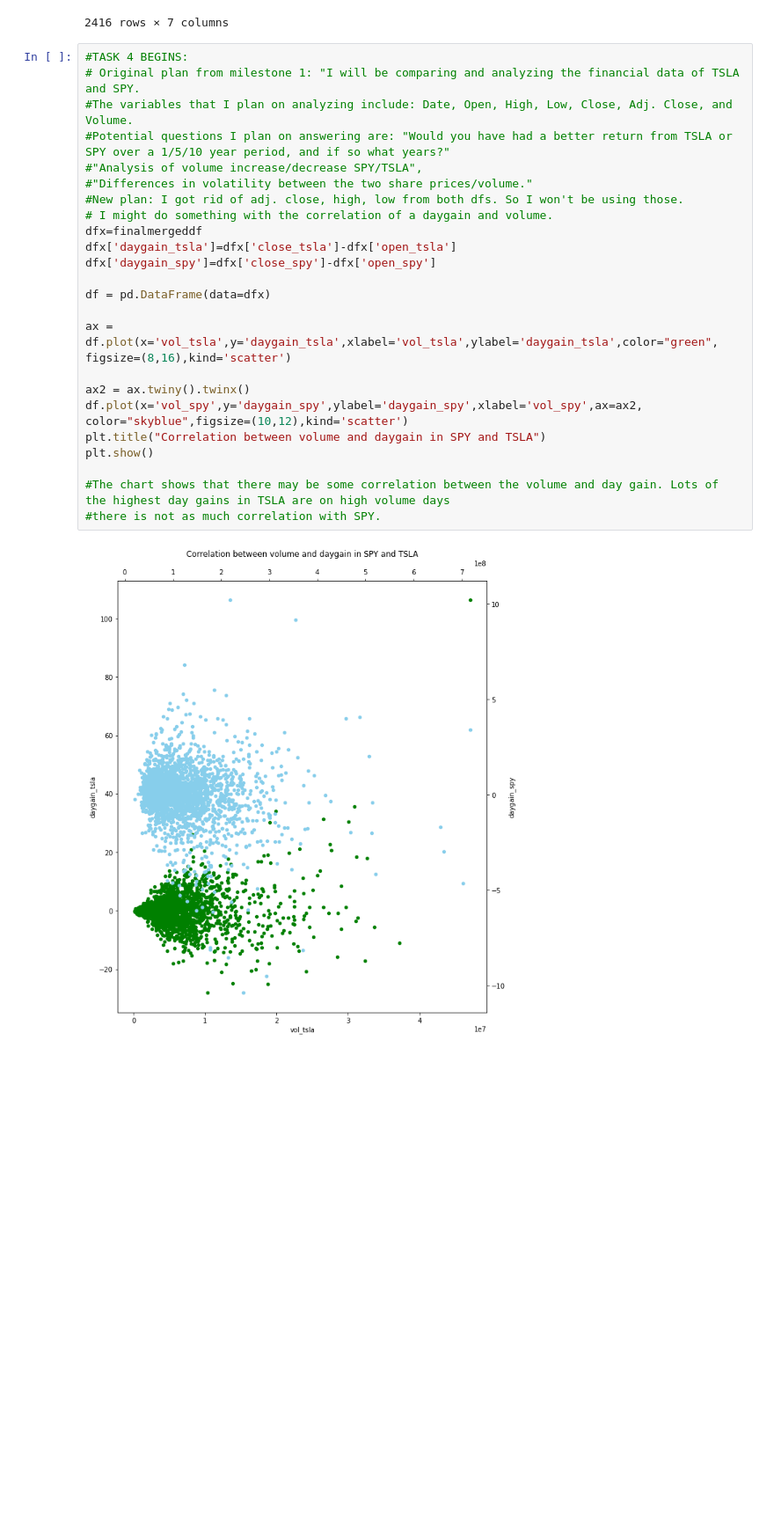
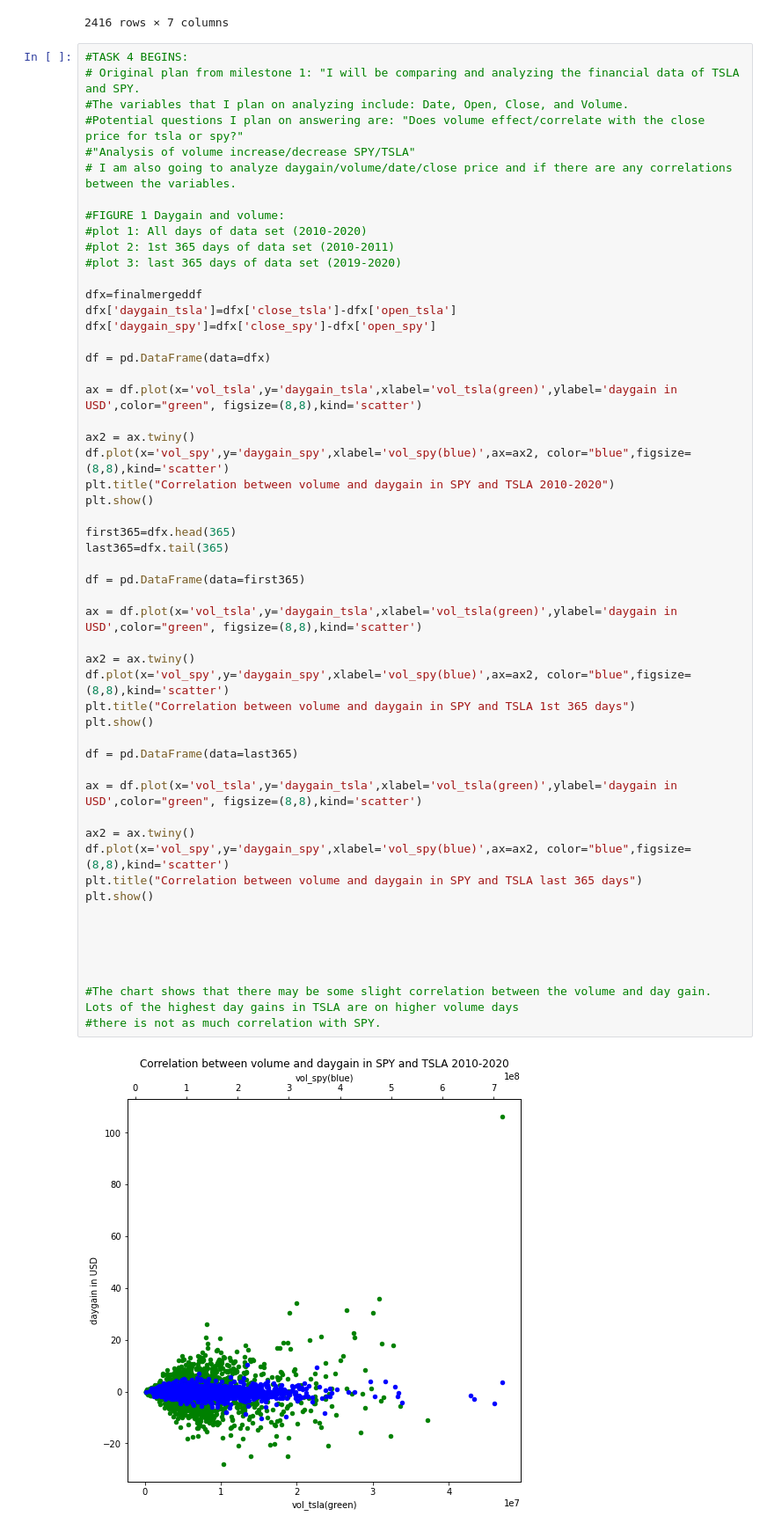
Before and after one commit to data301-2021-summer2/project-group23-project, a Jupyter notebook: analysis/TASK4.ipynb, the cells around one changed output. Shown at 88% size. Drawn from its saved outputs; the diff is of its cells as text; blank space fills up the shorter version.

```diff
--- a/analysis/TASK4.ipynb
+++ b/analysis/TASK4.ipynb
@@ -68,26 +68,55 @@ finalmergeddf
 # %%
 #TASK 4 BEGINS:
 # Original plan from milestone 1: "I will be comparing and analyzing the financial data of TSLA and SPY.
-#The variables that I plan on analyzing include: Date, Open, High, Low, Close, Adj. Close, and Volume.
-#Potential questions I plan on answering are: "Would you have had a better return from TSLA or SPY over a 1/5/10 year period, and if so what years?"
-#"Analysis of volume increase/decrease SPY/TSLA",
-#"Differences in volatility between the two share prices/volume."
-#New plan: I got rid of adj. close, high, low from both dfs. So I won't be using those.
-# I might do something with the correlation of a daygain and volume.
+#The variables that I plan on analyzing include: Date, Open, Close, and Volume.
+#Potential questions I plan on answering are: "Does volume effect/correlate with the close price for tsla or spy?"
+#"Analysis of volume increase/decrease SPY/TSLA"
+# I am also going to analyze daygain/volume/date/close price and if there are any correlations between the variables.
+
+#FIGURE 1 Daygain and volume:
+#plot 1: All days of data set (2010-2020)
+#plot 2: 1st 365 days of data set (2010-2011)
+#plot 3: last 365 days of data set (2019-2020)
+
 dfx=finalmergeddf
 dfx['daygain_tsla']=dfx['close_tsla']-dfx['open_tsla']
 dfx['daygain_spy']=dfx['close_spy']-dfx['open_spy']
 
 df = pd.DataFrame(data=dfx)
 
-ax = df.plot(x='vol_tsla',y='daygain_tsla',xlabel='vol_tsla',ylabel='daygain_tsla',color="green", figsize=(8,16),kind='scatter')
+ax = df.plot(x='vol_tsla',y='daygain_tsla',xlabel='vol_tsla(green)',ylabel='daygain in USD',color="green", figsize=(8,8),kind='scatter')
 
-ax2 = ax.twiny().twinx()
-df.plot(x='vol_spy',y='daygain_spy',ylabel='daygain_spy',xlabel='vol_spy',ax=ax2, color="skyblue",figsize=(10,12),kind='scatter')
-plt.title("Correlation between volume and daygain in SPY and TSLA")
+ax2 = ax.twiny()
+df.plot(x='vol_spy',y='daygain_spy',xlabel='vol_spy(blue)',ax=ax2, color="blue",figsize=(8,8),kind='scatter')
+plt.title("Correlation between volume and daygain in SPY and TSLA 2010-2020")
 plt.show()
 
-#The chart shows that there may be some correlation between the volume and day gain. Lots of the highest day gains in TSLA are on high volume days
+first365=dfx.head(365)
+last365=dfx.tail(365)
+
+df = pd.DataFrame(data=first365)
+
+ax = df.plot(x='vol_tsla',y='daygain_tsla',xlabel='vol_tsla(green)',ylabel='daygain in USD',color="green", figsize=(8,8),kind='scatter')
+
+ax2 = ax.twiny()
+df.plot(x='vol_spy',y='daygain_spy',xlabel='vol_spy(blue)',ax=ax2, color="blue",figsize=(8,8),kind='scatter')
+plt.title("Correlation between volume and daygain in SPY and TSLA 1st 365 days")
+plt.show()
+
+df = pd.DataFrame(data=last365)
+
+ax = df.plot(x='vol_tsla',y='daygain_tsla',xlabel='vol_tsla(green)',ylabel='daygain in USD',color="green", figsize=(8,8),kind='scatter')
+
+ax2 = ax.twiny()
+df.plot(x='vol_spy',y='daygain_spy',xlabel='vol_spy(blue)',ax=ax2, color="blue",figsize=(8,8),kind='scatter')
+plt.title("Correlation between volume and daygain in SPY and TSLA last 365 days")
+plt.show()
+
+
+
+
+
+#The chart shows that there may be some slight correlation between the volume and day gain. Lots of the highest day gains in TSLA are on higher volume days
 #there is not as much correlation with SPY.
 # %% [output]
-[figure, old version]
+[figure, new version]
```
Also changed, not shown: parts of 9 cells of this notebook, 7 other files.
